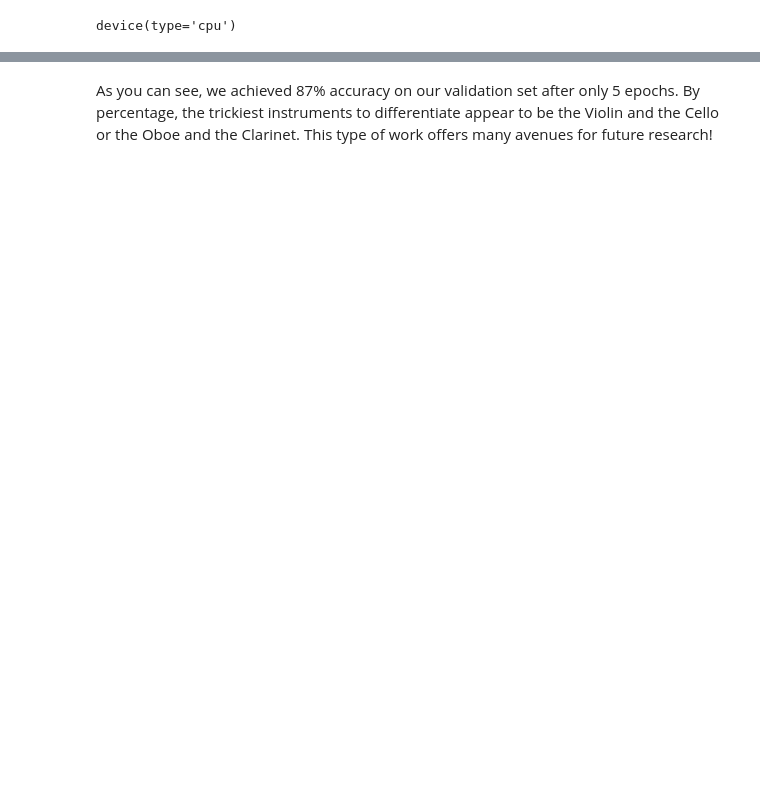
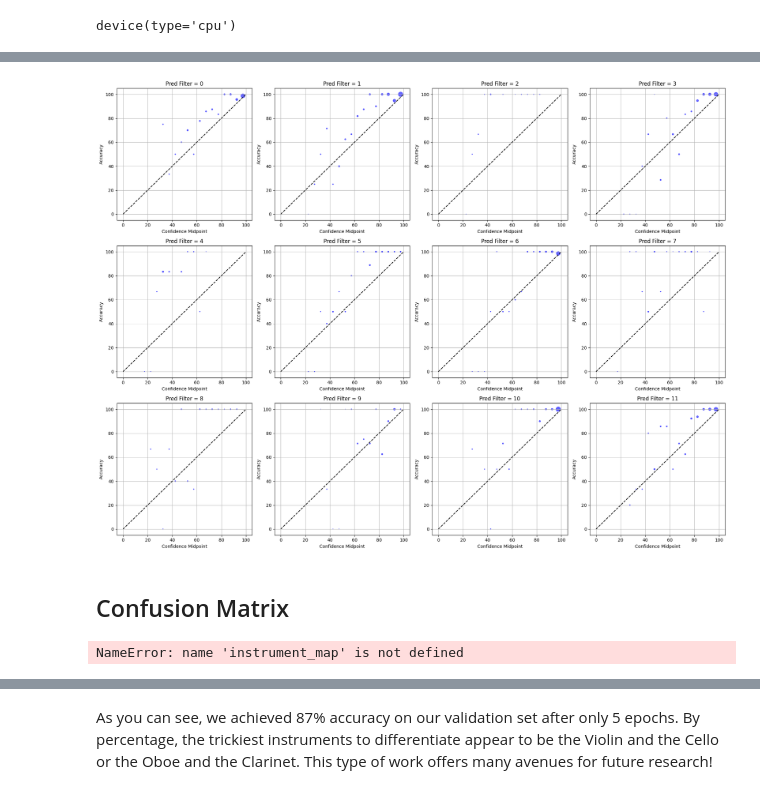
Before and after one commit to dknapp17/audio_ml, a Jupyter notebook: audio_ml_nn.ipynb, the cells around one changed output, grey strips where cells are left out. Drawn from its saved outputs; the diff is of its cells as text; code cells hidden in the pictures; blank space fills up the shorter version.

```diff
--- a/audio_ml_nn.ipynb
+++ b/audio_ml_nn.ipynb
@@ -897,0 +931,77 @@ plt.xticks(rotation = 45)
+# %%
+# Define the function to calculate bucket metrics (from earlier)
+def calculate_bucket_metrics(df, pred_filter=None):
+    df = df.dropna(subset=['label', 'pred', 'prob'])
+    if pred_filter is not None:
+        df = df[df['pred'] == pred_filter]
+    bins = [i * 0.05 for i in range(21)]
+    df['bucket'] = pd.cut(df['prob'], bins=bins, right=False)
+    grouped = df.groupby('bucket',observed = False).agg(
+        match_percentage=('label', lambda x: 100 * (x == df.loc[x.index, 'pred']).mean()),
+        count=('label', 'size')
+    ).reset_index()
+    grouped['bucket_midpoint'] = grouped['bucket'].apply(lambda x: x.mid * 100)
+    return grouped
+
+# Create a grid of plots
+unique_preds = sorted(eval_df['pred'].unique())  # Get unique pred values (12 in this case)
+n_preds = len(unique_preds)
+
+rows = 3  # Adjust grid rows
+cols = 4  # Adjust grid columns
+
+fig, axes = plt.subplots(rows, cols, figsize=(20, 15))  # Create a grid of subplots
+axes = axes.flatten()  # Flatten axes for easy iteration
+
+# Iterate through each pred filter and corresponding subplot
+for i, pred_filter in enumerate(unique_preds):
+    ax = axes[i]
+    # Filter the data and calculate metrics
+    filtered_result = calculate_bucket_metrics(eval_df, pred_filter=pred_filter)
+
+    # Bubble plot for the filtered result
+    ax.scatter(
+        filtered_result['bucket_midpoint'],
+        filtered_result['match_percentage'],
+        s=filtered_result['count'],
+        alpha=0.6,
+        color='blue'
+    )
+    ax.plot(
+        [0, 100], [0, 100], linestyle='--', color='black', label='y = x (Ideal)'
+    )
+    ax.set_title(f'Pred Filter = {pred_filter}')
+    ax.set_xlabel('Confidence Midpoint')
+    ax.set_ylabel('Accuracy')
+    ax.grid(True)
+
+# Hide empty subplots if the grid is larger than needed
+for j in range(i + 1, len(axes)):
+    fig.delaxes(axes[j])
+
+plt.tight_layout()
+plt.show()
+# %% [output]
+[figure, added]
+# %% [markdown]
+## Confusion Matrix
+# %%
+def display_cm(cm,instrument_map):
+
+    fig = plt.figure(figsize=(8, 5))
+
+    disp = ConfusionMatrixDisplay(cm,display_labels = instrument_map.sort_values('target_instrument')['instrument_name'])
+    disp.plot()
+    plt.title('Confusion Matrix on Validation Set (n=1500)')
+    plt.xticks(rotation = 45)
+    return fig
+
+fig = display_cm(cm,instrument_map)
+fig.show()
+# disp = ConfusionMatrixDisplay(confusion_matrix=cm,
+#                               display_labels=clf.classes_)
+# disp.plot()
+# <...>
+# plt.show()
+# %% [output]
+NameError: name 'instrument_map' is not defined
```
Also changed, not shown: parts of 60 cells of this notebook, 26 other files.
